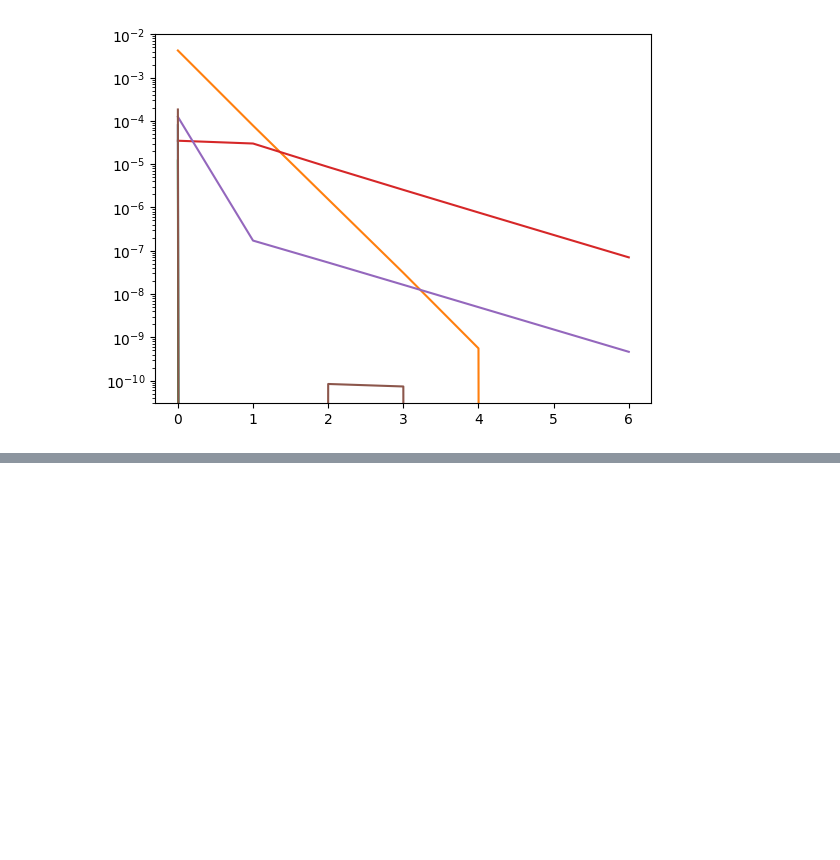
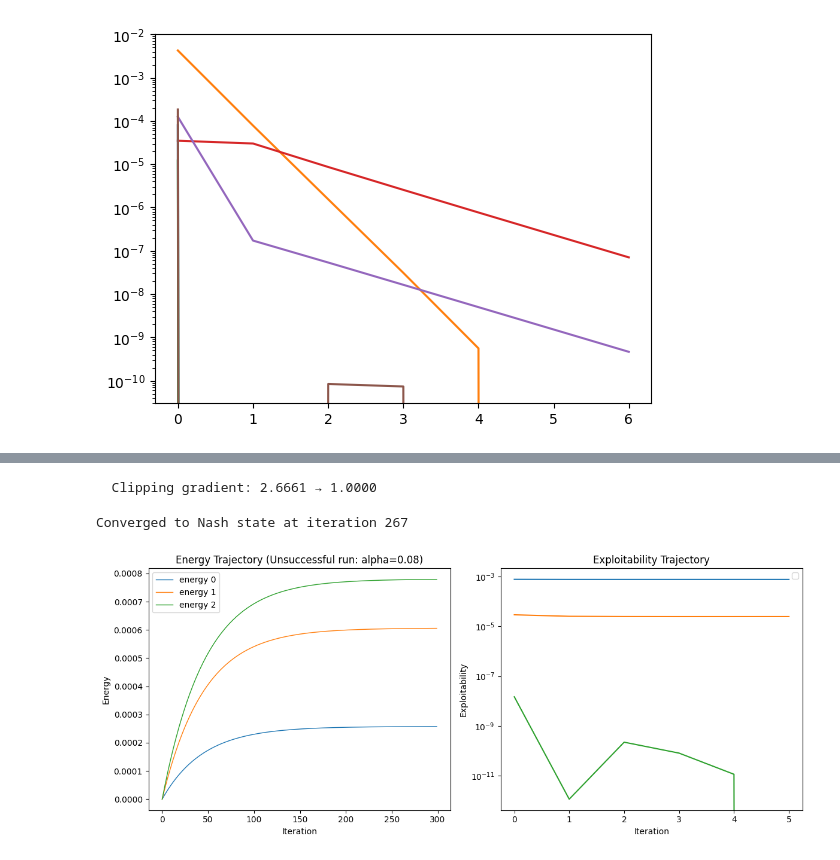
Before and after one commit to lccqqqqq/nash, a Jupyter notebook: failed_run_analysis.ipynb, the cells around one changed output, grey strips where cells are left out. Cells and saved outputs as stored; diff of their text form; code cells hidden in the pictures; blank space fills up the shorter version.

```diff
--- a/failed_run_analysis.ipynb
+++ b/failed_run_analysis.ipynb
@@ -124,0 +295,8 @@ plt.yscale('log')
+# %%
+psi = scramble(baseline_result['state_'][-1], depth=1, unitary_eps=0.01)
+perturbed_result = find_nash_eq1(psi, H, max_iter=300, alpha=0.04, expl_check_interval=50, expl_maxiter=100, real_strategies=False, return_history=True, use_tqdm=True, expl_threshold=1e-6)
+plot_energy_and_exploitability(perturbed_result, relative_to_init=True)
+# %% [output]
+  Clipping gradient: 2.6661 → 1.0000
+Converged to Nash state at iteration 267
+[figure, added]
```
Also changed, not shown: parts of 20 cells of this notebook, 14 other files.
